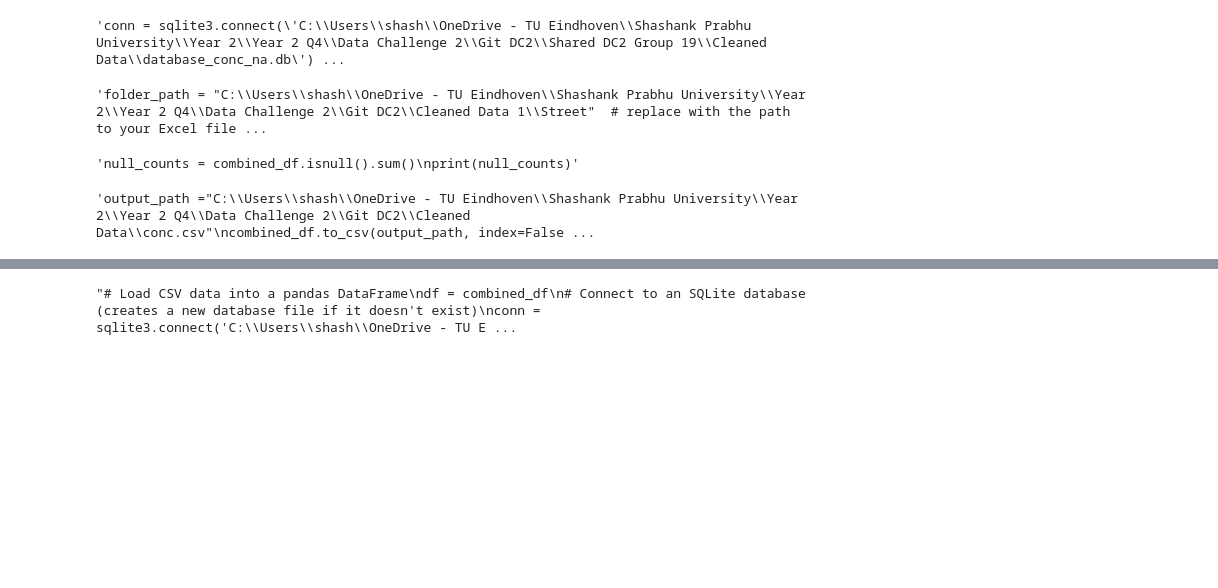
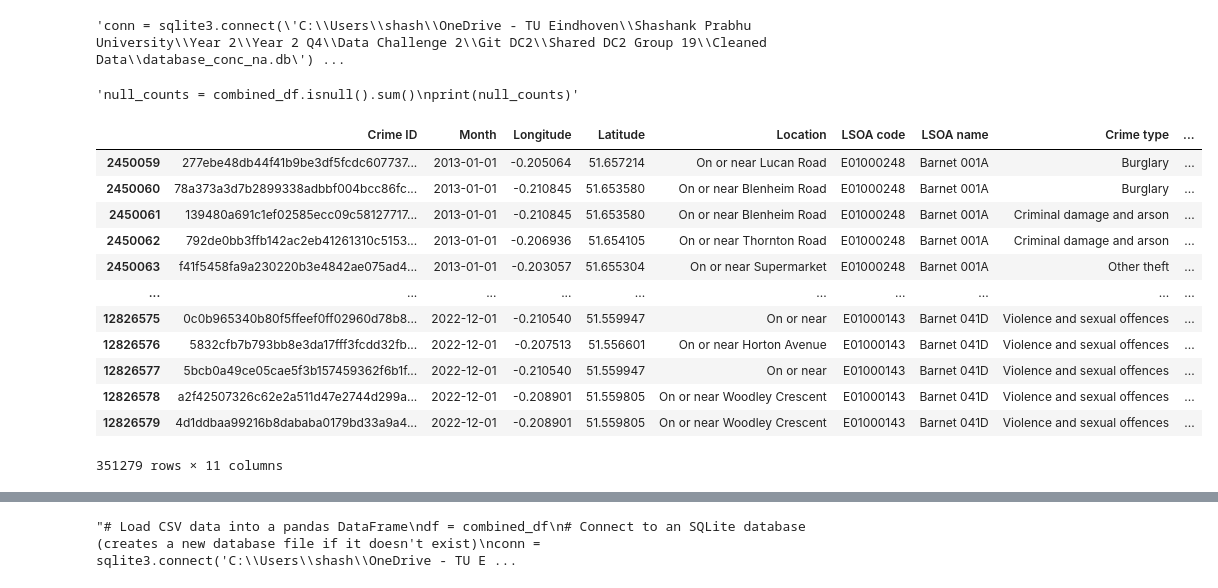
Before and after one commit to DC2-G19/policeResourceAllocation, a Jupyter notebook: main_crime_data_DAE.ipynb, the cells around one changed output, grey strips where cells are left out. Cells and saved outputs as stored; diff of their text form; code cells hidden in the pictures; blank space fills up the shorter version.

```diff
--- a/main_crime_data_DAE.ipynb
+++ b/main_crime_data_DAE.ipynb
@@ -36,24 +34,21 @@ conn.close()"""
 # %% [output]
 'conn = sqlite3.connect(\'C:\\Users\\shash\\OneDrive - TU Eindhoven\\Shashank Prabhu University\\Year 2\\Year 2 Q4\\Data Challenge 2\\Git DC2\\Shared DC2 Group 19\\Cleaned Data\\database_conc_na.db\') ...
 # %%
-
-"""folder_path = "C:\\Users\\shash\\OneDrive - TU Eindhoven\\Shashank Prabhu University\\Year 2\\Year 2 Q4\\Data Challenge 2\\Git DC2\\Cleaned Data 1\\Street"  # replace with the path to your Excel files folder
+"""
+folder_path = dataDir().joinpath('2023-04CLEANED')
 df_list = []
 for file in os.listdir(folder_path):
     if file.endswith(".csv"):  # only read in CSV files
         file_path = os.path.join(folder_path, file)
         df = pd.read_csv(file_path)
         df_list.append(df)
-combined_df = pd.concat(df_list, ignore_index=True)"""
+combined_df = pd.concat(df_list, ignore_index=True)
+"""
-# %% [output]
-'folder_path = "C:\\Users\\shash\\OneDrive - TU Eindhoven\\Shashank Prabhu University\\Year 2\\Year 2 Q4\\Data Challenge 2\\Git DC2\\Cleaned Data 1\\Street"  # replace with the path to your Excel file ...
 # %%
 """null_counts = combined_df.isnull().sum()
 print(null_counts)"""
 # %% [output]
 'null_counts = combined_df.isnull().sum()\nprint(null_counts)'
 # %%
-"""output_path ="C:\\Users\\shash\\OneDrive - TU Eindhoven\\Shashank Prabhu University\\Year 2\\Year 2 Q4\\Data Challenge 2\\Git DC2\\Cleaned Data\\conc.csv"
-combined_df.to_csv(output_path, index=False) """ # save the combined DataFrame to a new CSV file
+"""output_path =dataDir().joinpath('combined_df_updated.csv')
+combined_df.to_csv(output_path, index=False) # save the combined DataFrame to a new CSV file"""
-# %% [output]
-'output_path ="C:\\Users\\shash\\OneDrive - TU Eindhoven\\Shashank Prabhu University\\Year 2\\Year 2 Q4\\Data Challenge 2\\Git DC2\\Cleaned Data\\conc.csv"\ncombined_df.to_csv(output_path, index=False ...
@@ -59,0 +73,25 @@ combined_df.to_csv(output_path, index=False) """ # save the combined DataFrame t
+# %%
+"""start_year = 2013 #what data you will process
+end_year = 2022
+train_lower, train_upper = 2014, 2018 #what data you give the model to train
+test_lower, test_upper = 2019, 2019 #test years for model
+df_bar=combined_df[combined_df['LSOA code'].isin(lsoa_codes_bar)].drop(columns=['Reported by', 'Falls within'])
+df_bar['Month'] = pd.to_datetime(df_bar['Month'])
+df_bar['Year']= df_bar['Month'].dt.year
+df_bar_5yr = df_bar[(df_bar['Month'].dt.year >= start_year) & (df_bar['Month'].dt.year <= end_year)]
+df_bar_5yr
+#Filtering for Barnet data, 2013 included for time lag"""
+# %% [output]
+|  | Crime ID | Month | Longitude | Latitude | Location | LSOA code | LSOA name | Crime type | ... |
+| 2450059 | 277ebe48db44f41b9be3df5fcdc607737... | 2013-01-01 | -0.205064 | 51.657214 | On or near Lucan Road | E01000248 | Barnet 001A | Burglary | ... |
+| 2450060 | 78a373a3d7b2899338adbbf004bcc86fc... | 2013-01-01 | -0.210845 | 51.653580 | On or near Blenheim Road | E01000248 | Barnet 001A | Burglary | ... |
+| 2450061 | 139480a691c1ef02585ecc09c58127717... | 2013-01-01 | -0.210845 | 51.653580 | On or near Blenheim Road | E01000248 | Barnet 001A | Criminal damage and arson | ... |
+| 2450062 | 792de0bb3ffb142ac2eb41261310c5153... | 2013-01-01 | -0.206936 | 51.654105 | On or near Thornton Road | E01000248 | Barnet 001A | Criminal damage and arson | ... |
+| 2450063 | f41f5458fa9a230220b3e4842ae075ad4... | 2013-01-01 | -0.203057 | 51.655304 | On or near Supermarket | E01000248 | Barnet 001A | Other theft | ... |
+| ... | ... | ... | ... | ... | ... | ... | ... | ... | ... |
+| 12826575 | 0c0b965340b80f5ffeef0ff02960d78b8... | 2022-12-01 | -0.210540 | 51.559947 | On or near | E01000143 | Barnet 041D | Violence and sexual offences | ... |
+| 12826576 | 5832cfb7b793bb8e3da17fff3fcdd32fb... | 2022-12-01 | -0.207513 | 51.556601 | On or near Horton Avenue | E01000143 | Barnet 041D | Violence and sexual offences | ... |
+| 12826577 | 5bcb0a49ce05cae5f3b157459362f6b1f... | 2022-12-01 | -0.210540 | 51.559947 | On or near | E01000143 | Barnet 041D | Violence and sexual offences | ... |
+| 12826578 | a2f42507326c62e2a511d47e2744d299a... | 2022-12-01 | -0.208901 | 51.559805 | On or near Woodley Crescent | E01000143 | Barnet 041D | Violence and sexual offences | ... |
+| 12826579 | 4d1ddbaa99216b8dababa0179bd33a9a4... | 2022-12-01 | -0.208901 | 51.559805 | On or near Woodley Crescent | E01000143 | Barnet 041D | Violence and sexual offences | ... |
+351279 rows × 11 columns
```
Also changed, not shown: parts of 5 cells of this notebook, 2 other files.
